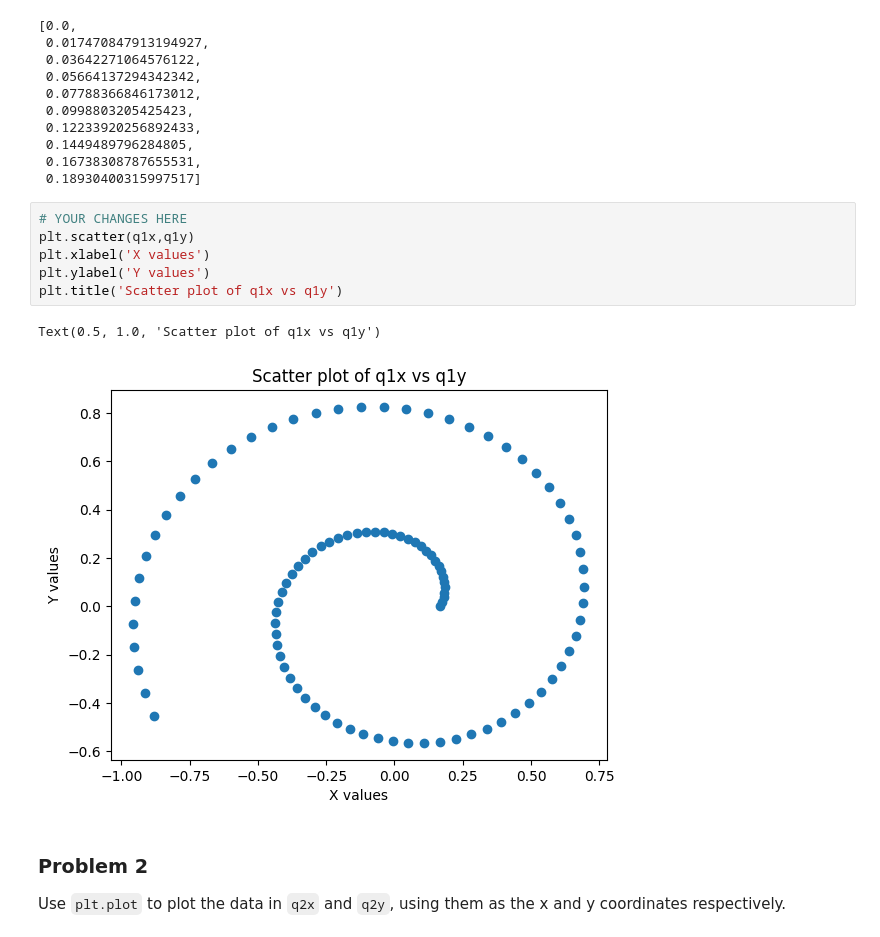
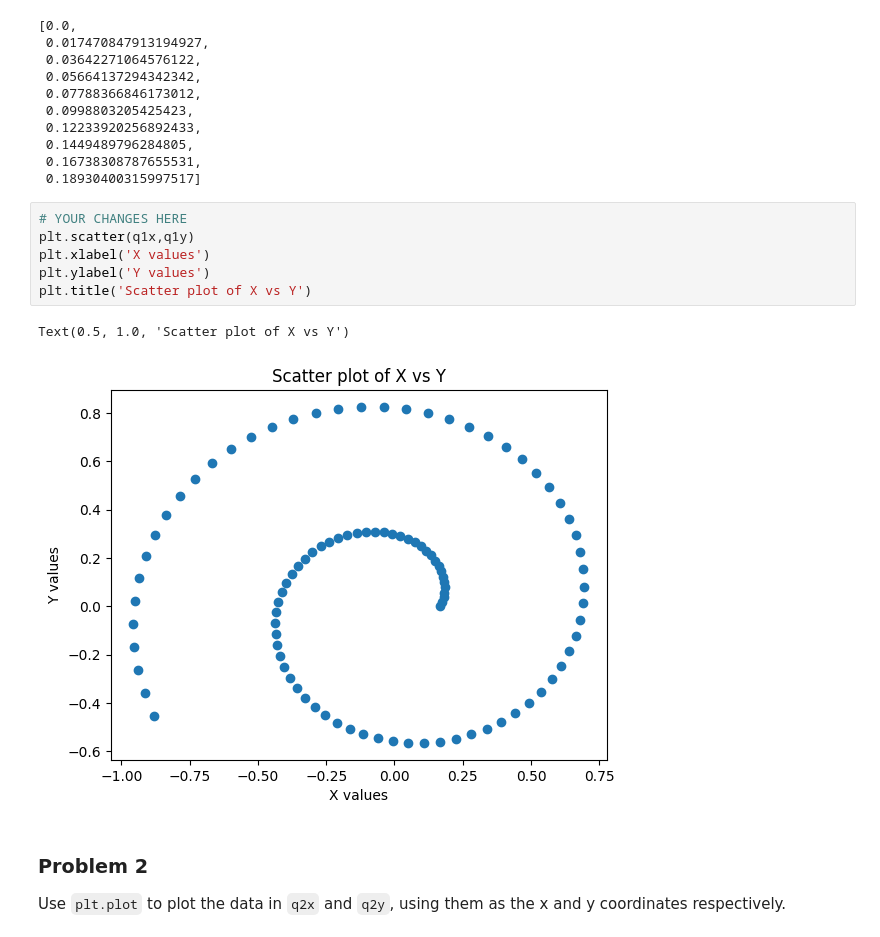
Before and after one commit to bvanson/dx602-homework-05, a Jupyter notebook: homeworTest.ipynb, the cells around one changed output. Saved outputs shown, nothing was run; the diff lists cells and outputs as text.

```diff
--- a/homeworTest.ipynb
+++ b/homeworTest.ipynb
@@ -79,12 +79,12 @@ q1y[:10]
 # %%
 # YOUR CHANGES HERE
 plt.scatter(q1x,q1y)
 plt.xlabel('X values')
 plt.ylabel('Y values')
-plt.title('Scatter plot of q1x vs q1y')
+plt.title('Scatter plot of X vs Y')
 # %% [output]
-Text(0.5, 1.0, 'Scatter plot of q1x vs q1y')
+Text(0.5, 1.0, 'Scatter plot of X vs Y')
-[figure, old version]
+[figure, new version]
 # %% [markdown]
 ### Problem 2
 
```
Also changed, not shown: parts of 10 cells of this notebook.
